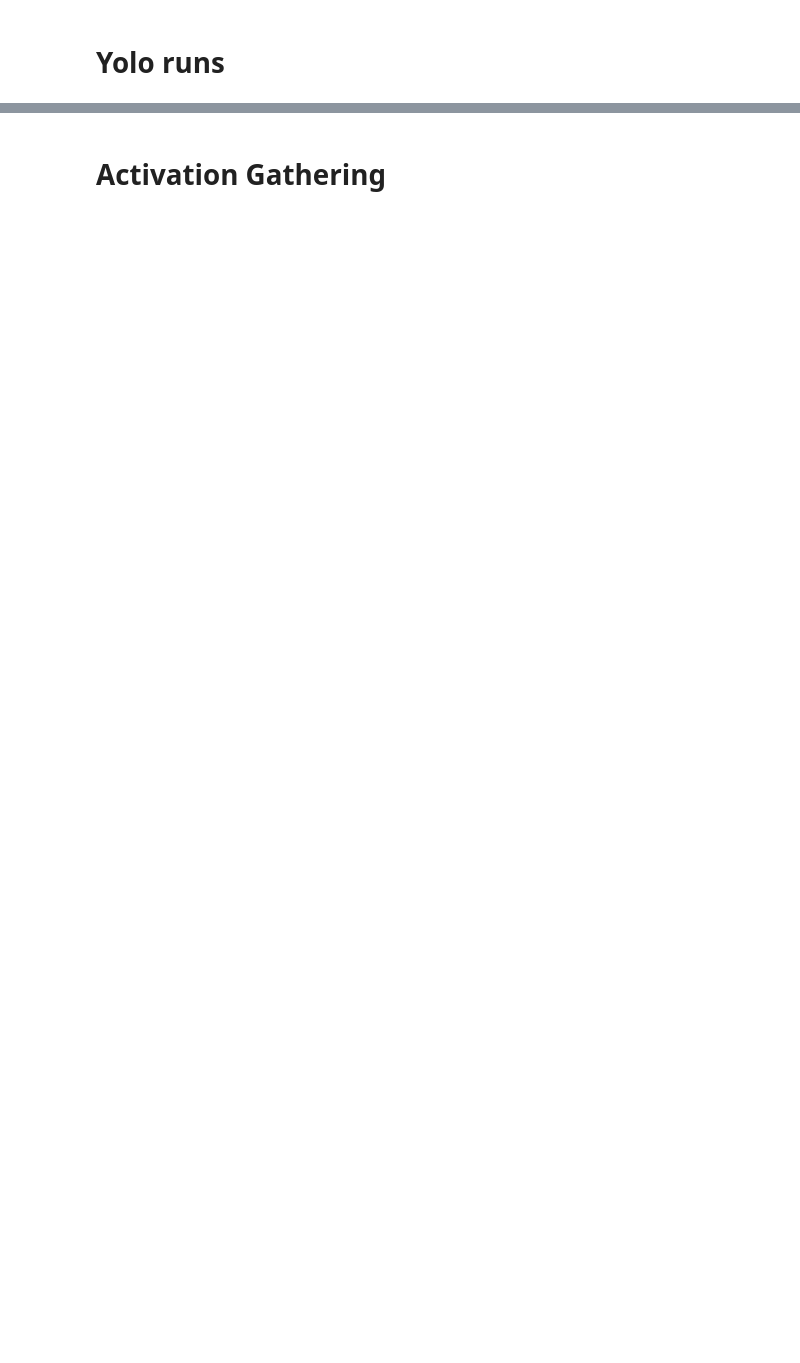
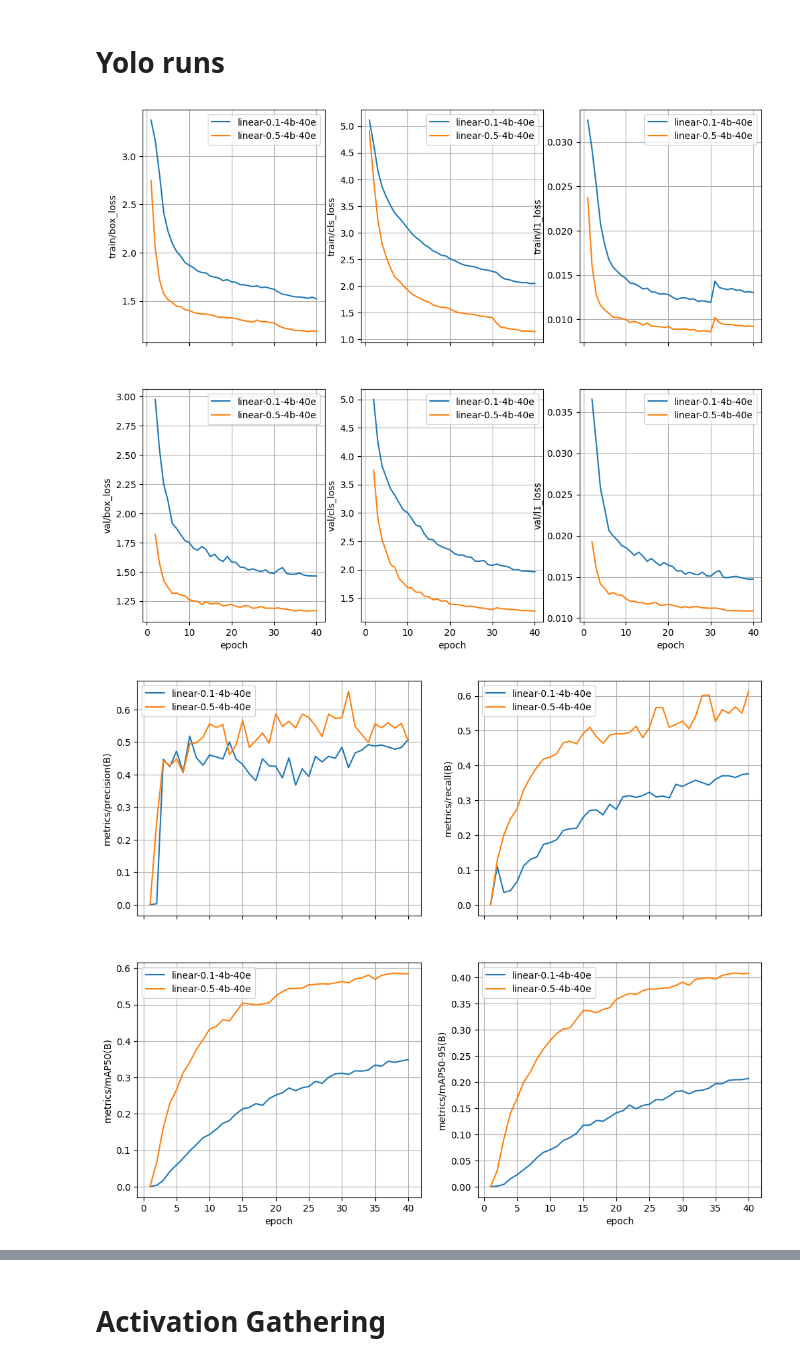
Before and after one commit to data-satanism/SoftStairs-QAT, a Jupyter notebook: experiments/yolo/analysis.ipynb, the cells around one changed output, grey strips where cells are left out. Saved outputs shown, nothing was run; the diff lists cells and outputs as text; code cells hidden in the pictures; blank space fills up the shorter version.

```diff
--- a/experiments/yolo/analysis.ipynb
+++ b/experiments/yolo/analysis.ipynb
@@ -49,8 +49,11 @@ def compare_runs(run, baseline):
     plt.show()
 # %%
 compare_runs(
-     'linear-0.1-4b-10e',
+     'linear-0.1-4b-40e',
     # 'cos-0.01-4b-40e',
-    'qat-Int8-10e',
+    'linear-0.5-4b-40e',
 #     'linear-0.5-4b-10e'
     )
+# %% [output]
+[figure, added]
+[figure, added]
```
Also changed, not shown: parts of 7 cells of this notebook, 2 other files.
